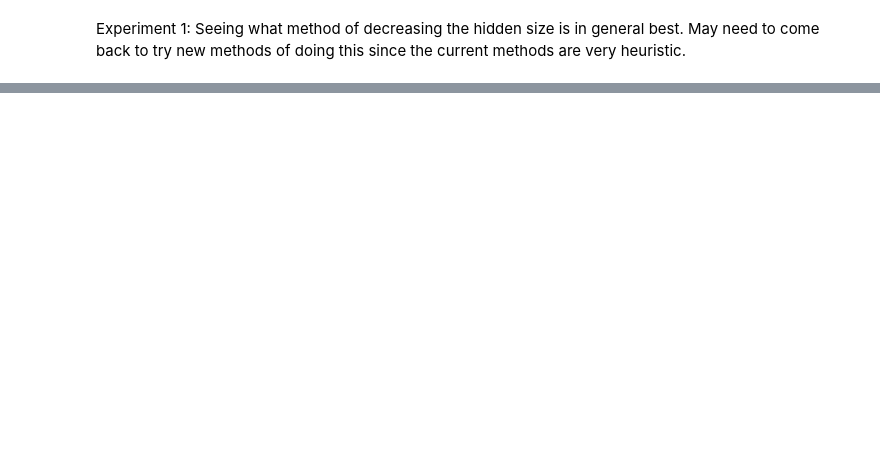
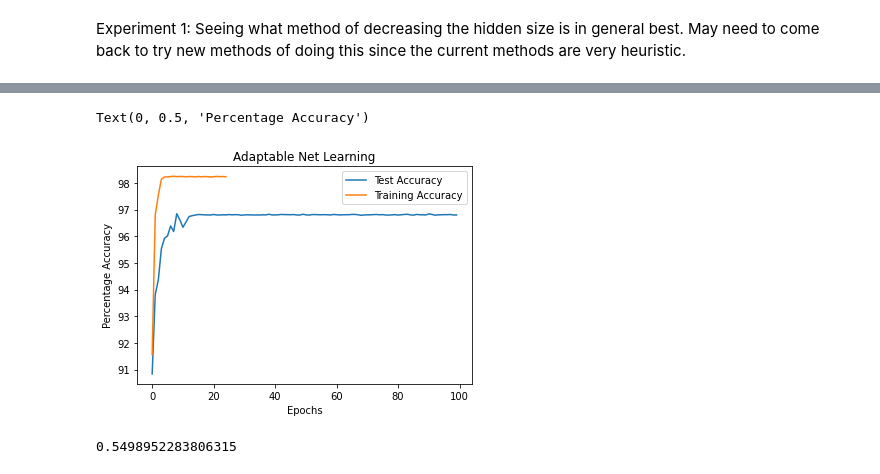
Before and after one commit to aguerra7002/AdaptableNNs, a Jupyter notebook: AdaptableNetworkTesting.ipynb, the cells around one changed output, grey strips where cells are left out. Saved outputs shown, nothing was run; the diff lists cells and outputs as text; code cells hidden in the pictures; blank space fills up the shorter version.

Commit message:
Basic training loop added, bugs fixed

```diff
--- a/AdaptableNetworkTesting.ipynb
+++ b/AdaptableNetworkTesting.ipynb
@@ -8,13 +10,19 @@ import numpy as np
 from adaptable import AdaptableNet
+# %%
+os.environ["CUDA_DEVICE_ORDER"] = "PCI_BUS_ID"
+os.environ["CUDA_VISIBLE_DEVICES"] = "0"
+torch.cuda.set_device(0)
+
+device = torch.device("cuda:0" if torch.cuda.is_available() else "cpu")
 # %%
 # Set seed properly
 np.random.seed(1)
 torch.manual_seed(1)
 
 # Create the AdaptableNet
-test_net = AdaptableNet(12, 5, hidden_size=[7, 10])
+test_net = AdaptableNet(device, 12, 5, hidden_size=[7, 10]).to(device)
 # Create some fake data
-test_data = torch.Tensor(np.random.random((4, 12)))
+test_data = torch.Tensor(np.random.random((4, 12))).to(device)
 # Generate some fake output
 test_output = test_net(test_data)
 
@@ -52,9 +60,9 @@ for i in range(1000):
         np.random.seed(i)
         torch.manual_seed(i)
         # Initialize Net
-        test_net = AdaptableNet(12, 5, hidden_size=[10,])
+        test_net = AdaptableNet(device, 12, 5, hidden_size=[10,])
         # Generate data
-        test_data = torch.Tensor(np.random.random((4, 12)))
+        test_data = torch.Tensor(np.random.random((4, 12))).to(device)
         # Generate output
         test_output = test_net(test_data)
         # Decrease the size
@@ -66,3 +74,4 @@ means = np.mean(losses, axis=1)
 print("Method 0 avg. loss:", means[0])
 print("Method 1 avg. loss:", means[1])
 print("Method 2 avg. loss:", means[2])
+print("Method 3 avg. loss:", means[3])
@@ -68,0 +109,11 @@ print("Method 2 avg. loss:", means[2])
+# %%
+# Tensorize everything
+tensor_transform = transforms.Compose([
+    transforms.ToTensor()
+])
+# Load QMNIST (digits)
+train_data = QMNIST('./data/', download=True, train=True, transform=tensor_transform)
+test_data = QMNIST('./data/', download=True, train=False, transform=tensor_transform)
+
+train_loader = DataLoader(train_data, batch_size=256, shuffle=True, num_workers=2)
+test_loader = DataLoader(test_data, batch_size=256, shuffle=True, num_workers=2)
@@ -68,0 +230,14 @@ print("Method 2 avg. loss:", means[2])
+# %%
+plt.plot(range(len(test_acc)),[x * 100 for x in test_acc],label='Test Accuracy')
+plt.plot(range(len(acc_list)),[x * 100 for x in acc_list],label='Training Accuracy')
+plt.legend()
+plt.title("Adaptable Net Learning")
+plt.xlabel('Epochs')
+plt.ylabel('Percentage Accuracy')
+# %% [output]
+Text(0, 0.5, 'Percentage Accuracy')
+[figure, added]
+# %%
+np.random.random()
+# %% [output]
+0.5498952283806315
```
Also changed, not shown: parts of 6 cells of this notebook, 7 other files.
